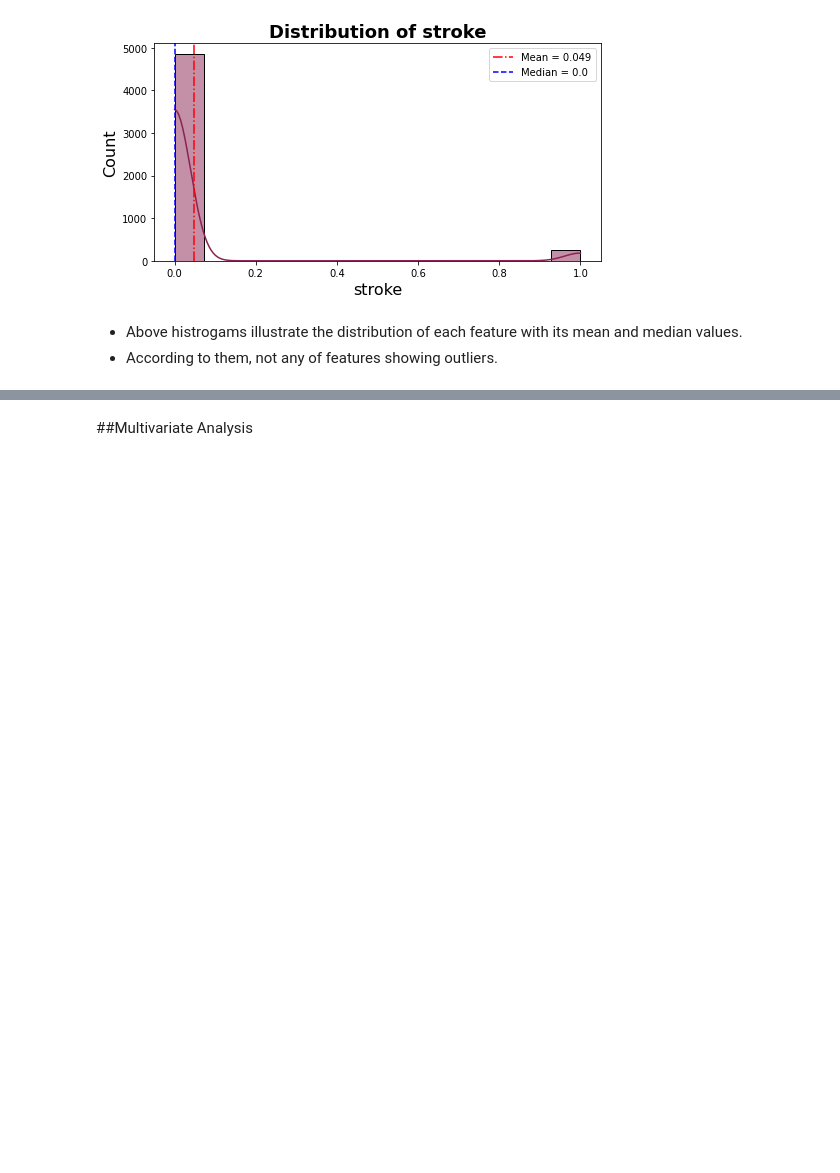
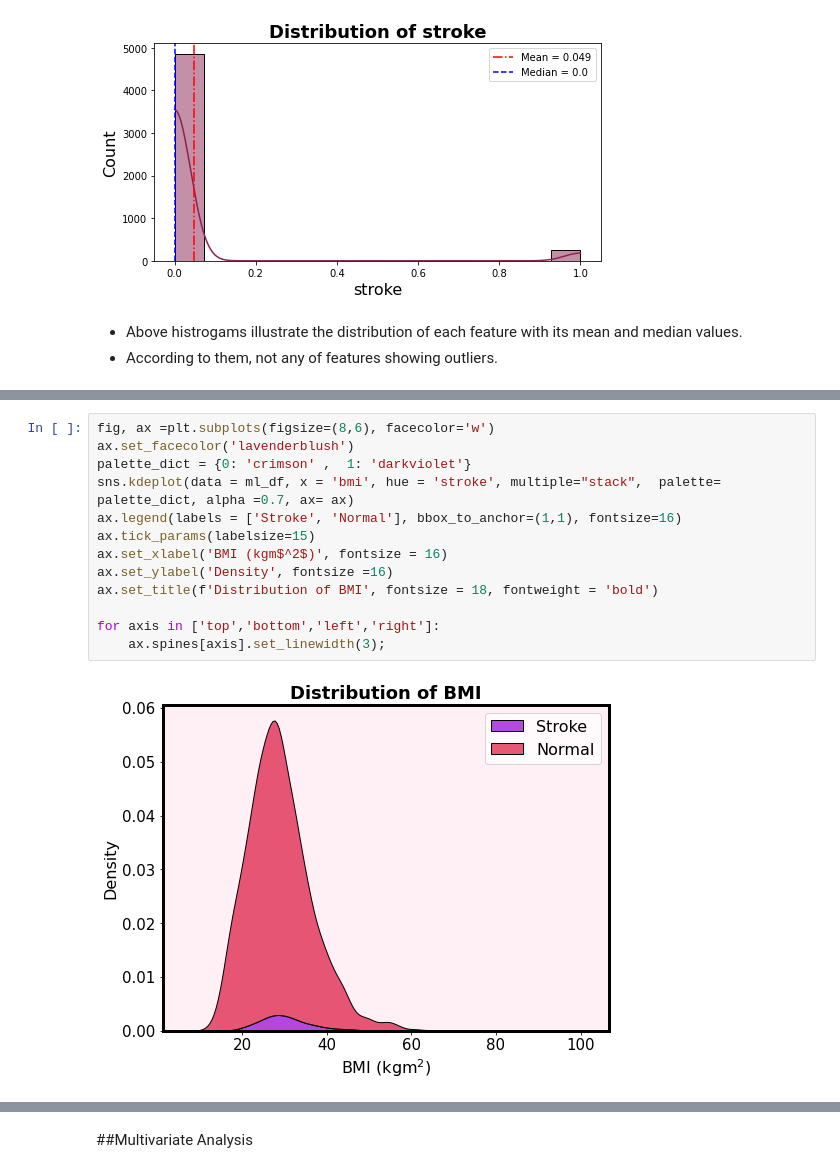
Before and after one commit to sheha919/Stroke_Prediction, a Jupyter notebook: stroke_prediction.ipynb, the cells around one changed output, grey strips where cells are left out. Cells and saved outputs as stored; diff of their text form; blank space fills up the shorter version.

```diff
--- a/stroke_prediction.ipynb
+++ b/stroke_prediction.ipynb
@@ -290,0 +306,15 @@ for i in str_num:
+# %%
+fig, ax =plt.subplots(figsize=(8,6), facecolor='w')
+ax.set_facecolor('lavenderblush')
+palette_dict = {0: 'crimson' ,  1: 'darkviolet'}
+sns.kdeplot(data = ml_df, x = 'bmi', hue = 'stroke', multiple="stack",  palette= palette_dict, alpha =0.7, ax= ax)
+ax.legend(labels = ['Stroke', 'Normal'], bbox_to_anchor=(1,1), fontsize=16)
+ax.tick_params(labelsize=15)
+ax.set_xlabel('BMI (kgm$^2$)', fontsize = 16)
+ax.set_ylabel('Density', fontsize =16)
+ax.set_title(f'Distribution of BMI', fontsize = 18, fontweight = 'bold')
+
+for axis in ['top','bottom','left','right']:
+    ax.spines[axis].set_linewidth(3);
+# %% [output]
+[figure, added]
```
Also changed, not shown: parts of 3 cells of this notebook.
